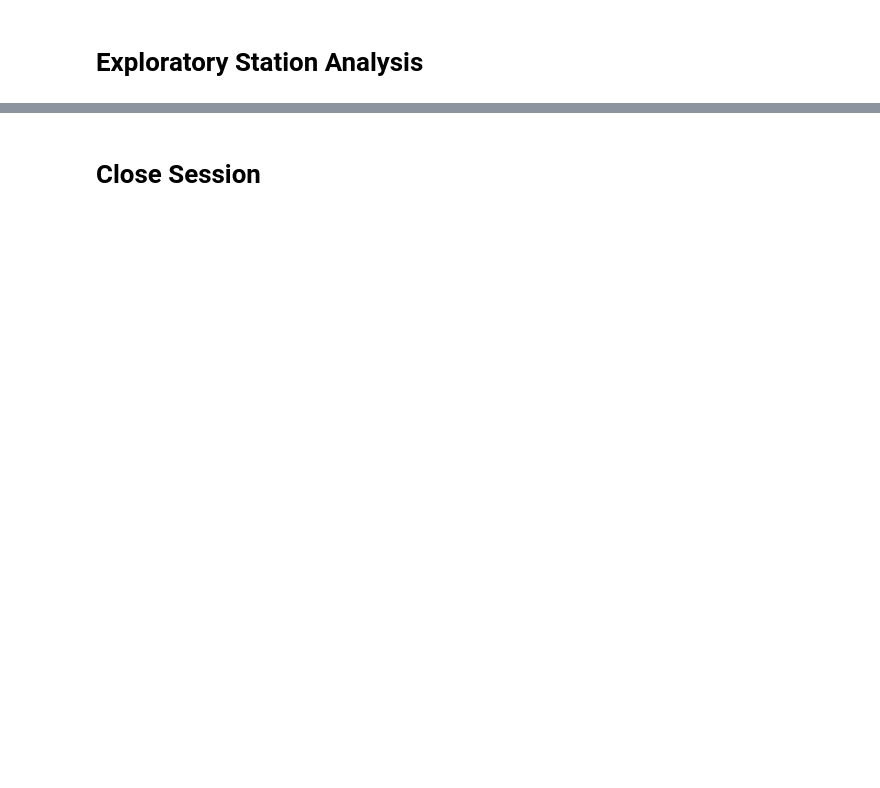
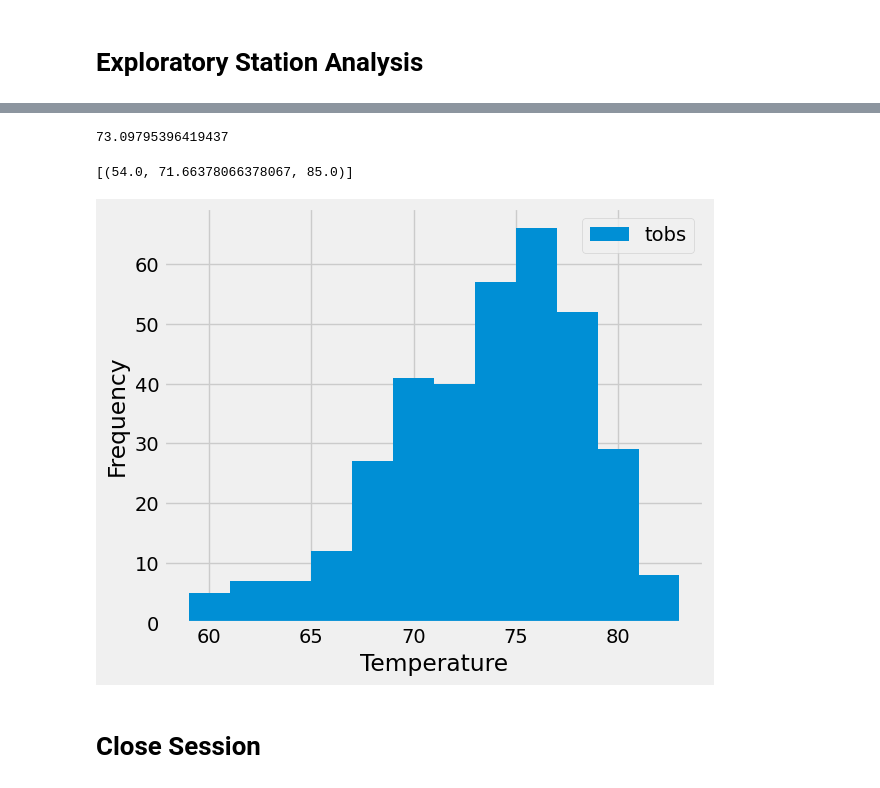
Before and after one commit to patibindu/sqlalchemy-challenge, a Jupyter notebook: climate_starter.ipynb, the cells around one changed output, grey strips where cells are left out. Cells and saved outputs as stored; diff of their text form; code cells hidden in the pictures; blank space fills up the shorter version.

```diff
--- a/climate_starter.ipynb
+++ b/climate_starter.ipynb
@@ -131,8 +164,53 @@ plt.show()
 # %%
 # Using the most active station id from the previous query, calculate the lowest, highest, and average temperature.
+most_active_station = station_activity[0]
+most_active_station
+
+# get lowest, highest, and average temperatures
+
+lowest_temp = session.query(func.min(Measurement.tobs)).all()[0][0]
+lowest_temp
+
+highest_temp = session.query(func.max(Measurement.tobs)).all()[0][0]
+highest_temp
+
+average_temp = session.query(func.avg(Measurement.tobs)).all()[0][0]
+average_temp
+# %% [output]
+73.09795396419437
+# %%
+# sel technique
+
+sel = [func.min(Measurement.tobs),
+      func. avg(Measurement.tobs),
+      func.max(Measurement.tobs)]
+
+temp_stats = session.query(*sel).\
+                filter(Measurement.station == 'USC00519281').all()
+temp_stats
+# %% [output]
+[(54.0, 71.66378066378067, 85.0)]
 # %%
 # Using the most active station id
 # Query the last 12 months of temperature observation data for this station and plot the results as a histogram
+most_active_station_query = session.query(Measurement.tobs).\
+                            filter(Measurement.station == 'USC00519281').\
+                            filter(Measurement.date >= year_ago).all()
+most_active_station_query
+
+# Create DataFrame
+tobs_df = pd.DataFrame(most_active_station_query, columns=['tobs'])
+tobs_df
+
+# make hist
+tobs_df.plot.hist(bins=12)
+
+plt.tight_layout()
+plt.xlabel("Temperature")
+plt.savefig("./Images/Temperatures_2016_2017.png")
+plt.show()
+# %% [output]
+[figure, added]
 # %% [markdown]
 # Close Session
 # %%
```
Also changed, not shown: parts of 3 cells of this notebook, 1 other file.
